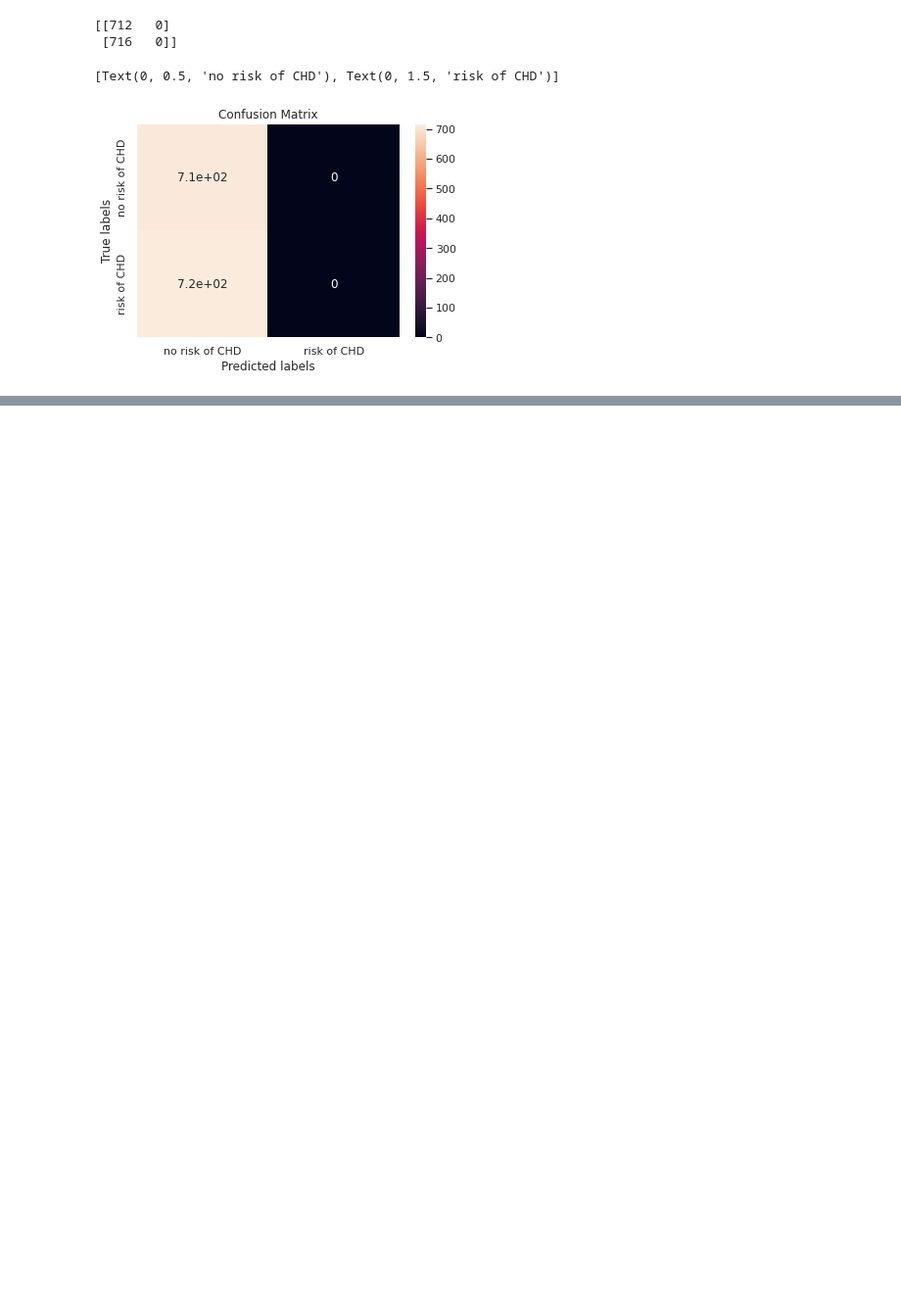
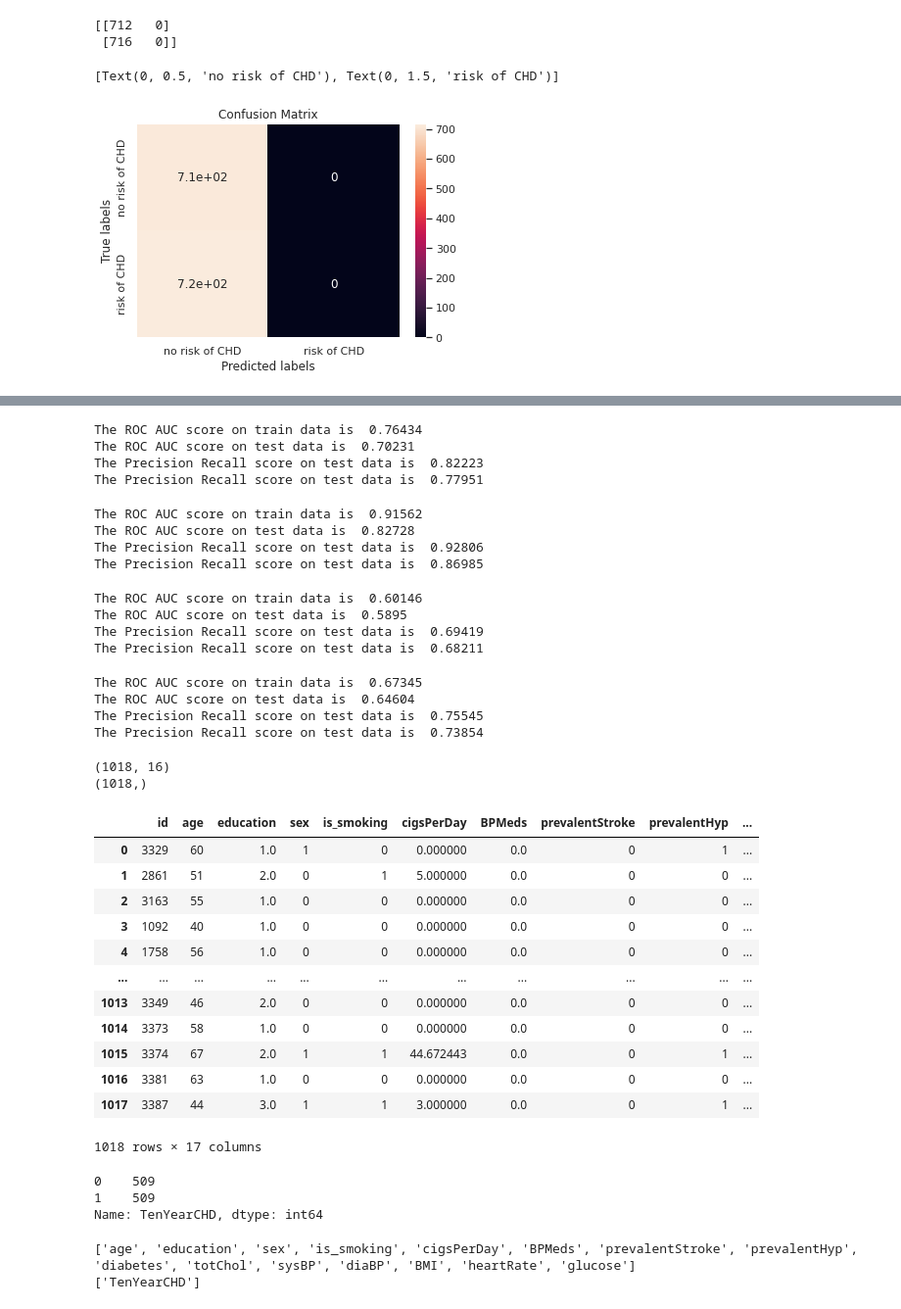
Before and after one commit to SethupathyM/Cardiovascular_Risk_Prediction, a Jupyter notebook: Cardiovascular_Risk_Prediction.ipynb, the cells around one changed output, grey strips where cells are left out. Shown at 98% size. Drawn from its saved outputs; the diff is of its cells as text; code cells hidden in the pictures; blank space fills up the shorter version.

```diff
--- a/Cardiovascular_Risk_Prediction.ipynb
+++ b/Cardiovascular_Risk_Prediction.ipynb
@@ -907,0 +936,75 @@ The Precision Recall score on test data is  0.96965
+# %%
+my_function(model = XGBClassifier(),X= X,y = y)
+# %% [output]
+The ROC AUC score on train data is  0.76434
+The ROC AUC score on test data is  0.70231
+The Precision Recall score on test data is  0.82223
+The Precision Recall score on test data is  0.77951
+# %%
+my_function(model = KNeighborsClassifier(n_neighbors = 3),X= X,y = y)
+# %% [output]
+The ROC AUC score on train data is  0.91562
+The ROC AUC score on test data is  0.82728
+The Precision Recall score on test data is  0.92806
+The Precision Recall score on test data is  0.86985
+# %%
+my_function(model = GaussianNB(),X= X,y = y)
+# %% [output]
+The ROC AUC score on train data is  0.60146
+The ROC AUC score on test data is  0.5895
+The Precision Recall score on test data is  0.69419
+The Precision Recall score on test data is  0.68211
+# %%
+my_function(model = SVC(class_weight='balanced', probability=True),X= X,y = y)
+# %% [output]
+The ROC AUC score on train data is  0.67345
+The ROC AUC score on test data is  0.64604
+The Precision Recall score on test data is  0.75545
+The Precision Recall score on test data is  0.73854
+# %%
+# Random Under Sampling
+from imblearn.under_sampling import RandomUnderSampler
+
+rus = RandomUnderSampler(random_state = 234)
+X_rus,y_rus = rus.fit_resample(df.iloc[:,0:-1], df['TenYearCHD'])
+print(X_rus.shape)
+print(y_rus.shape)
+# %% [output]
+(1018, 16)
+(1018,)
+# %%
+rus_x = pd.DataFrame(X_rus)
+rus_y = pd.DataFrame(y_rus)
+rus_xy = pd.concat([rus_x,rus_y], axis = 1)
+rus_xy
+# %% [output]
+|  | id | age | education | sex | is_smoking | cigsPerDay | BPMeds | prevalentStroke | prevalentHyp | ... |
+| 0 | 3329 | 60 | 1.0 | 1 | 0 | 0.000000 | 0.0 | 0 | 1 | ... |
+| 1 | 2861 | 51 | 2.0 | 0 | 1 | 5.000000 | 0.0 | 0 | 0 | ... |
+| 2 | 3163 | 55 | 1.0 | 0 | 0 | 0.000000 | 0.0 | 0 | 0 | ... |
+| 3 | 1092 | 40 | 1.0 | 0 | 0 | 0.000000 | 0.0 | 0 | 0 | ... |
+| 4 | 1758 | 56 | 1.0 | 0 | 0 | 0.000000 | 0.0 | 0 | 0 | ... |
+| ... | ... | ... | ... | ... | ... | ... | ... | ... | ... | ... |
+| 1013 | 3349 | 46 | 2.0 | 0 | 0 | 0.000000 | 0.0 | 0 | 0 | ... |
+| 1014 | 3373 | 58 | 1.0 | 0 | 0 | 0.000000 | 0.0 | 0 | 0 | ... |
+| 1015 | 3374 | 67 | 2.0 | 1 | 1 | 44.672443 | 0.0 | 0 | 1 | ... |
+| 1016 | 3381 | 63 | 1.0 | 0 | 0 | 0.000000 | 0.0 | 0 | 0 | ... |
+| 1017 | 3387 | 44 | 3.0 | 1 | 1 | 3.000000 | 0.0 | 0 | 1 | ... |
+1018 rows × 17 columns
+# %%
+rus_xy['TenYearCHD'].value_counts()
+# %% [output]
+0    509
+1    509
+Name: TenYearCHD, dtype: int64
+# %%
+independent_variables = rus_xy.columns.tolist()
+independent_variables.remove('id')
+independent_variables.remove('TenYearCHD')
+
+dependent_variable = ['TenYearCHD']
+print(independent_variables)
+print(dependent_variable)
+# %% [output]
+['age', 'education', 'sex', 'is_smoking', 'cigsPerDay', 'BPMeds', 'prevalentStroke', 'prevalentHyp', 'diabetes', 'totChol', 'sysBP', 'diaBP', 'BMI', 'heartRate', 'glucose']
+['TenYearCHD']
```
Also changed, not shown: parts of 17 cells of this notebook.
